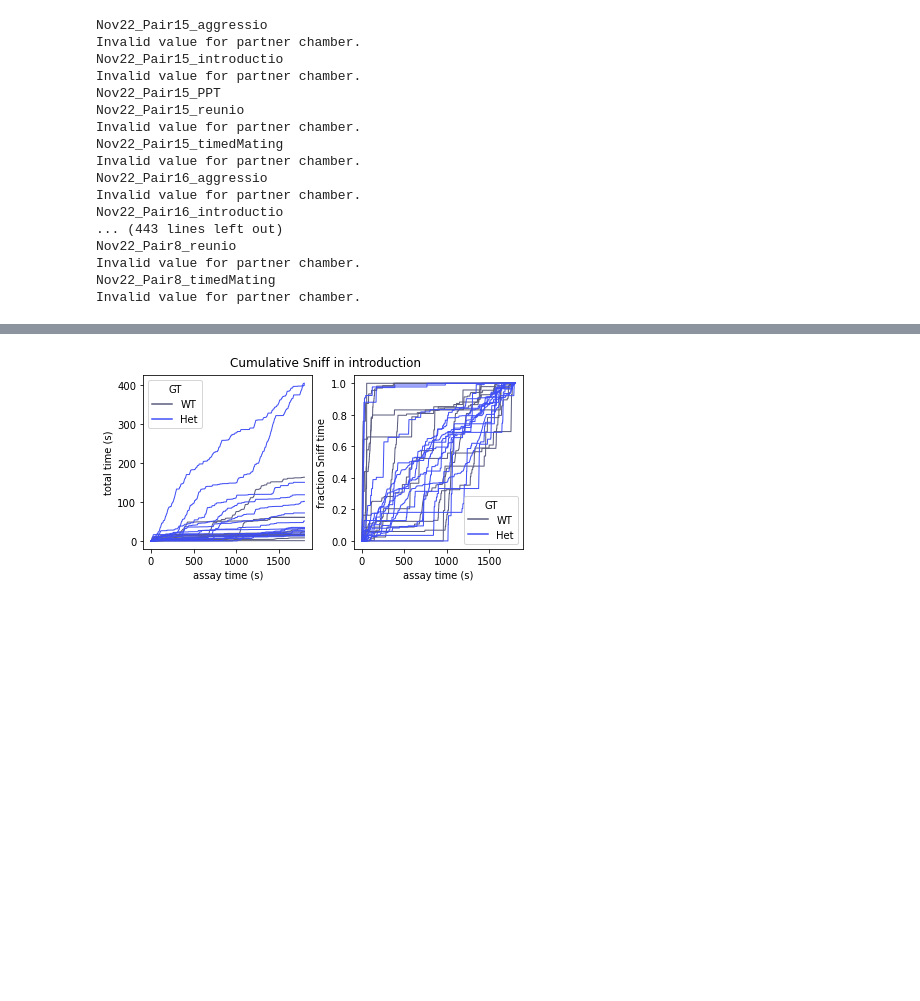
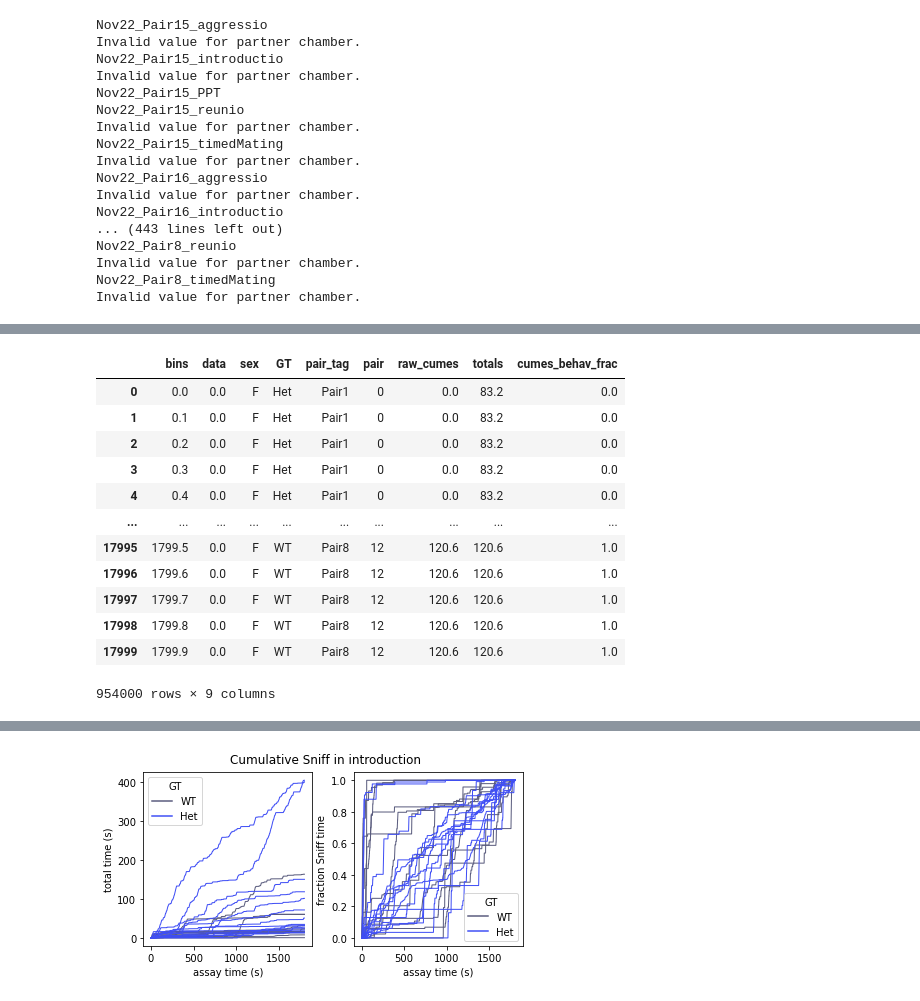
Before and after one commit to nhoglen/scn2a-paper-GWJSNH-code, a Jupyter notebook: 240811_pipeline_plottingCDFs.ipynb, the cells around one changed output, grey strips where cells are left out. Cells and saved outputs as stored; diff of their text form; code cells hidden in the pictures; blank space fills up the shorter version.

```diff
--- a/240811_pipeline_plottingCDFs.ipynb
+++ b/240811_pipeline_plottingCDFs.ipynb
@@ -426,0 +455,3 @@ UnboundLocalError: local variable 'collbins' referenced before assignment
+# %%
+secbins = make_arbitrary_bins(1800,1)
+introsniffs_binned['binbins'] = pd.cut(introsniffs_binned.bins,secbins,labels=secbins[:-1])
@@ -426,0 +474,16 @@ UnboundLocalError: local variable 'collbins' referenced before assignment
+# %%
+introsniffs_binned
+# %% [output]
+|  | bins | data | sex | GT | pair_tag | pair | raw_cumes | totals | cumes_behav_frac |
+| 0 | 0.0 | 0.0 | F | Het | Pair1 | 0 | 0.0 | 83.2 | 0.0 |
+| 1 | 0.1 | 0.0 | F | Het | Pair1 | 0 | 0.0 | 83.2 | 0.0 |
+| 2 | 0.2 | 0.0 | F | Het | Pair1 | 0 | 0.0 | 83.2 | 0.0 |
+| 3 | 0.3 | 0.0 | F | Het | Pair1 | 0 | 0.0 | 83.2 | 0.0 |
+| 4 | 0.4 | 0.0 | F | Het | Pair1 | 0 | 0.0 | 83.2 | 0.0 |
+| ... | ... | ... | ... | ... | ... | ... | ... | ... | ... |
+| 17995 | 1799.5 | 0.0 | F | WT | Pair8 | 12 | 120.6 | 120.6 | 1.0 |
+| 17996 | 1799.6 | 0.0 | F | WT | Pair8 | 12 | 120.6 | 120.6 | 1.0 |
+| 17997 | 1799.7 | 0.0 | F | WT | Pair8 | 12 | 120.6 | 120.6 | 1.0 |
+| 17998 | 1799.8 | 0.0 | F | WT | Pair8 | 12 | 120.6 | 120.6 | 1.0 |
+| 17999 | 1799.9 | 0.0 | F | WT | Pair8 | 12 | 120.6 | 120.6 | 1.0 |
+954000 rows × 9 columns
```
Also changed, not shown: parts of 16 cells of this notebook, 1 other file.
